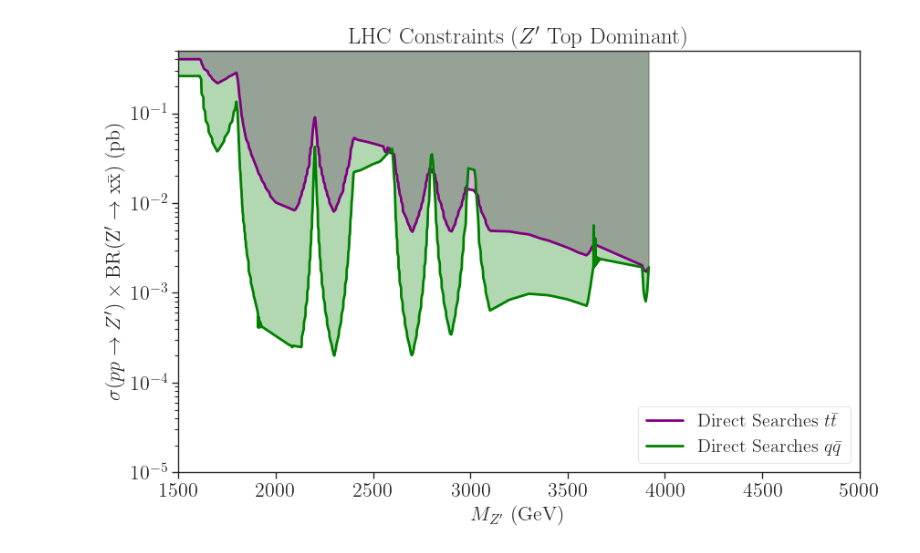
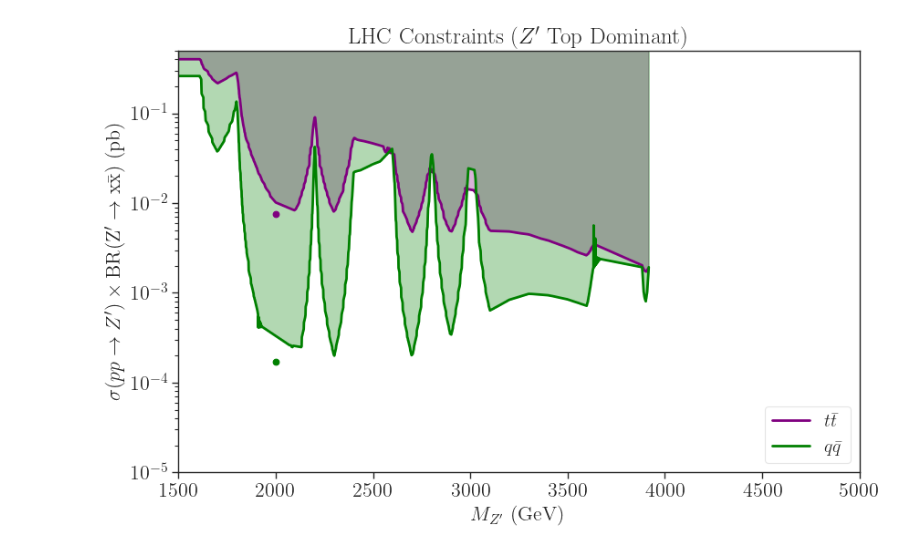
Before and after one commit to viniciusrocca/EFT_ToyModel, a Jupyter notebook: Z_prime_constraints/plots-AllExclusions.ipynb, the cells around one changed output. Drawn from its saved outputs; the diff is of its cells as text; code cells hidden in the pictures.

```diff
--- a/Z_prime_constraints/plots-AllExclusions.ipynb
+++ b/Z_prime_constraints/plots-AllExclusions.ipynb
@@ -179,15 +20,4 @@ KeyError: 0.67
 # %%
-import pandas as pd
-import numpy as np
-import matplotlib.pyplot as plt
-
-# 1. Load Data
-df_qq = pd.read_csv('./Exclusion_Contours_topDom_qq.csv')
-df_tt = pd.read_csv('./Exclusion_Contours_topDom_tt.csv')
-
-r_target = 1.0 / 1.5
-upper_limit = 0.5  # This MUST match your plt.ylim() upper bound!
-
 def plot_simple_fill(df, color, label):
     # Filter for target r-value and drop the NaNs used for segment breaks
     df_filtered = df[np.isclose(df['r_value'], r_target)].dropna()
@@ -196,14 +26,14 @@ def plot_simple_fill(df, color, label):
         return
 
     # --- THE SIMPLE METHOD ---
-    # 1. Round the mass to the nearest integer so we can group points together safely
+    # Round the mass to the nearest integer so we can group points together safely
     df_filtered['mZp_round'] = df_filtered['mZp_GeV'].round(0)
 
-    # 2. For every mass point, find the absolute minimum cross-section.
+    # For every mass point, find the absolute minimum cross-section.
     # This automatically flattens any loops or overhangs into a single clean line.
     line_data = df_filtered.groupby('mZp_round')['xsecXBR_pb'].min().reset_index()
 
-    # 3. Sort strictly from left to right
+    # Sort strictly from left to right
     line_data = line_data.sort_values('mZp_round')
 
     x = line_data['mZp_round'].values
@@ -219,27 +49,36 @@ def plot_simple_fill(df, color, label):
 
     # Fill the region between the dots and the maximum value
     plt.fill_between(x, y, upper_limit, color=color, alpha=0.3)
-
-# ---------------------------------------------------------
-# Create the Final Plot
-# ---------------------------------------------------------
-fig = plt.figure(figsize=(9, 6))
-
-plot_simple_fill(df_tt, color='purple', label=r'Direct Searches $t\bar{t}$')
-plot_simple_fill(df_qq, color='green', label=r'Direct Searches $q\bar{q}$')
-
-# Formatting
-plt.legend(loc='lower right', fontsize=14.5, framealpha=0.5)
-plt.yscale('log')
-plt.xlabel(r'$M_{Z^\prime}$ (GeV)', fontsize=16)
-plt.ylabel(r'$\sigma(pp \to Z^\prime) \times \rm{BR}(Z^\prime \to x\bar{x})$ (pb)', fontsize=16)
-
-plt.xlim(1500, 5000)
-plt.ylim(1e-5, upper_limit)
-
-plt.title(r'LHC Constraints ($Z^\prime$ Top Dominant)', fontsize=18)
-plt.tight_layout()
-plt.savefig('allExclusions_v2_Corrected.png', dpi=300)
-plt.show()
-# %% [output]
-[figure, removed]
+# %%
+# 1. Load Data
+df_qq = pd.read_csv('./Exclusion_Contours_topDom_qq.csv')
+df_tt = pd.read_csv('./Exclusion_Contours_topDom_tt.csv')
+
+r_target = 1.0 / 1.5
+upper_limit = 0.5
+
+# ---------------------------------------------------------
+# Create the Final Plot
+# ---------------------------------------------------------
+fig = plt.figure(figsize=(9, 6))
+
+plot_simple_fill(df_tt, color='purple', label=r'$t\bar{t}$')
+plot_simple_fill(df_qq, color='green', label=r'$q\bar{q}$')
+
+# Formatting
+plt.legend(loc='lower right', fontsize=14.5, framealpha=0.5)
+plt.yscale('log')
+plt.xlabel(r'$M_{Z^\prime}$ (GeV)', fontsize=16)
+plt.ylabel(r'$\sigma(pp \to Z^\prime) \times \rm{BR}(Z^\prime \to x\bar{x})$ (pb)', fontsize=16)
+
+plt.xlim(1500, 5000)
+plt.ylim(1e-5, upper_limit)
+plt.scatter([2000],[0.037947/9.569138e-01 * 2.154309e-02/5], color = 'green', label = 'Current point')
+plt.scatter([2000],[0.037947/5], color = 'purple', label = 'Current point')
+
+plt.title(r'LHC Constraints ($Z^\prime$ Top Dominant)', fontsize=18)
+plt.tight_layout()
+plt.savefig('allExclusions_v2_Corrected.png', dpi=300)
+plt.show()
+# %% [output]
+[figure, added]
```
Also changed, not shown: parts of 10 cells of this notebook, 3 other files.
